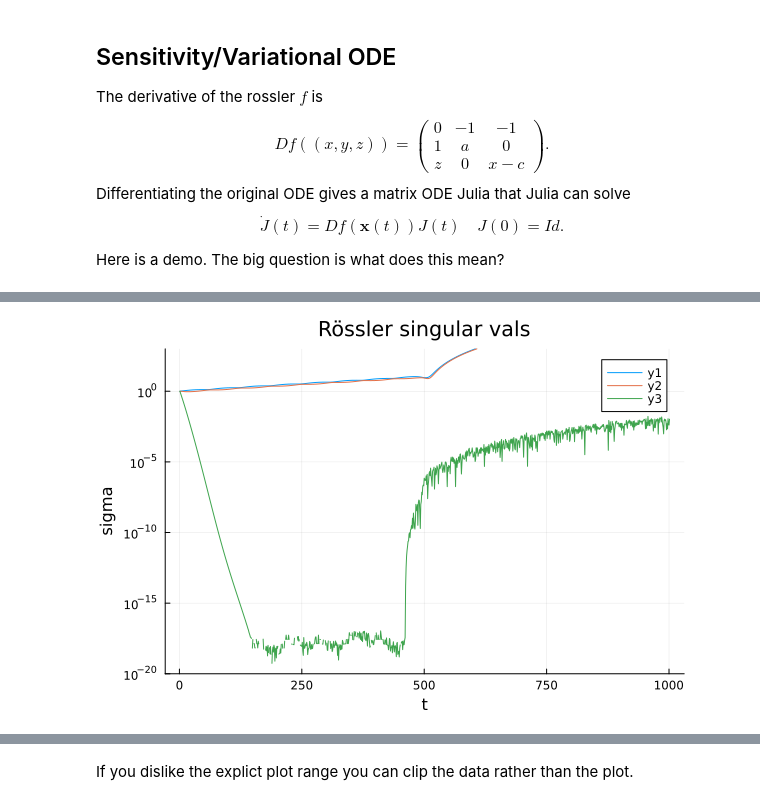
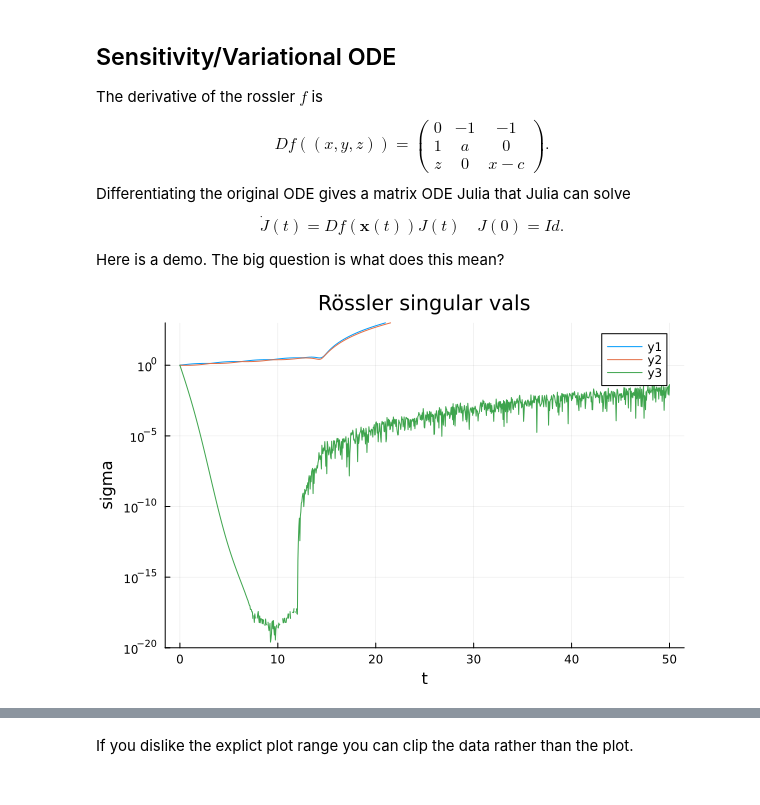
Before and after one commit to AllanStruthersMTU/2026-Fall-Classes, a Jupyter notebook: Chaos/Code/rossler_sensitvity.ipynb, the cells around one changed output, grey strips where cells are left out. Drawn from its saved outputs; the diff is of its cells as text; code cells hidden in the pictures.

```diff
--- a/Chaos/Code/rossler_sensitvity.ipynb
+++ b/Chaos/Code/rossler_sensitvity.ipynb
@@ -66,32 +66,33 @@ end
 
 function rosslerJ!(dJ, J, p, t)
     a, b, c = p
     u = ySol(t)
     dJ .= Df(u,p)*J
     return nothing
 end
 J_initial = [
     1.0 0.0 0.0
     0.0 1.0 0.0
     0.0 0.0 1.0]
-tMax=23;
+tMax=12;
 tspan = (0.0, tMax)
 J_problem = ODEProblem(rosslerJ!, J_initial, tspan, params)
 JSol = solve(
     J_problem,
     Tsit5(),
     abstol = 1e-10,
     reltol = 1e-10,
     dense = true);
 function s(t)
     return svdvals(JSol(t))
 end
 sList=s.(tVals);
 sMat = reduce(hcat,sList)';
-plot(sMat,
+plot(tVals, sMat,
     xlabel = "t", ylabel = "sigma",
     title = "Rössler singular vals",
     yscale=:log10,
     ylims = (1e-20, 1e3)
 )
 # %% [output]
+[figure, new version]
@@ -102 +104,0 @@ plot(sMat,
-[figure, old version]
```
Also changed, not shown: parts of 2 cells of this notebook, 11 other files.
